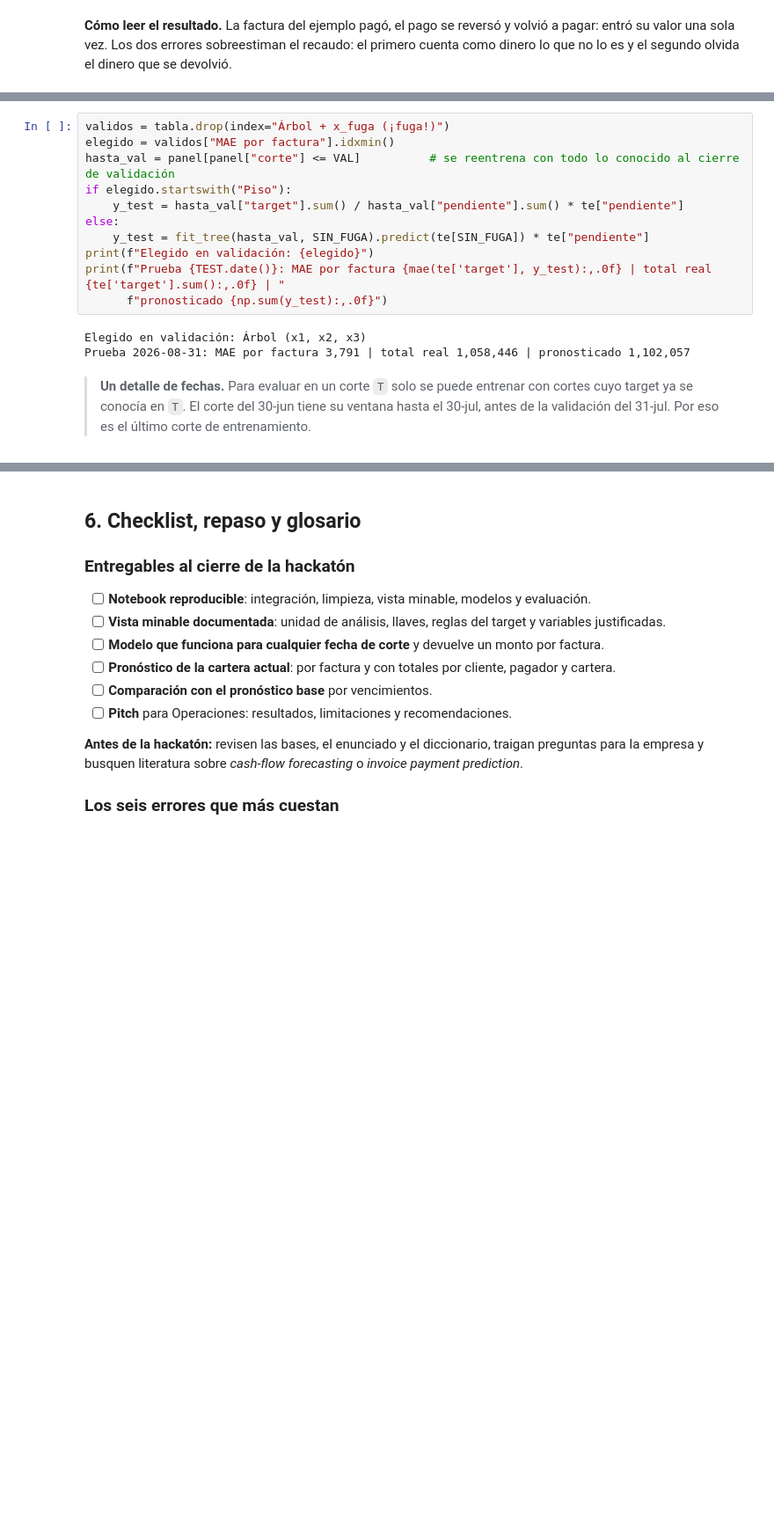
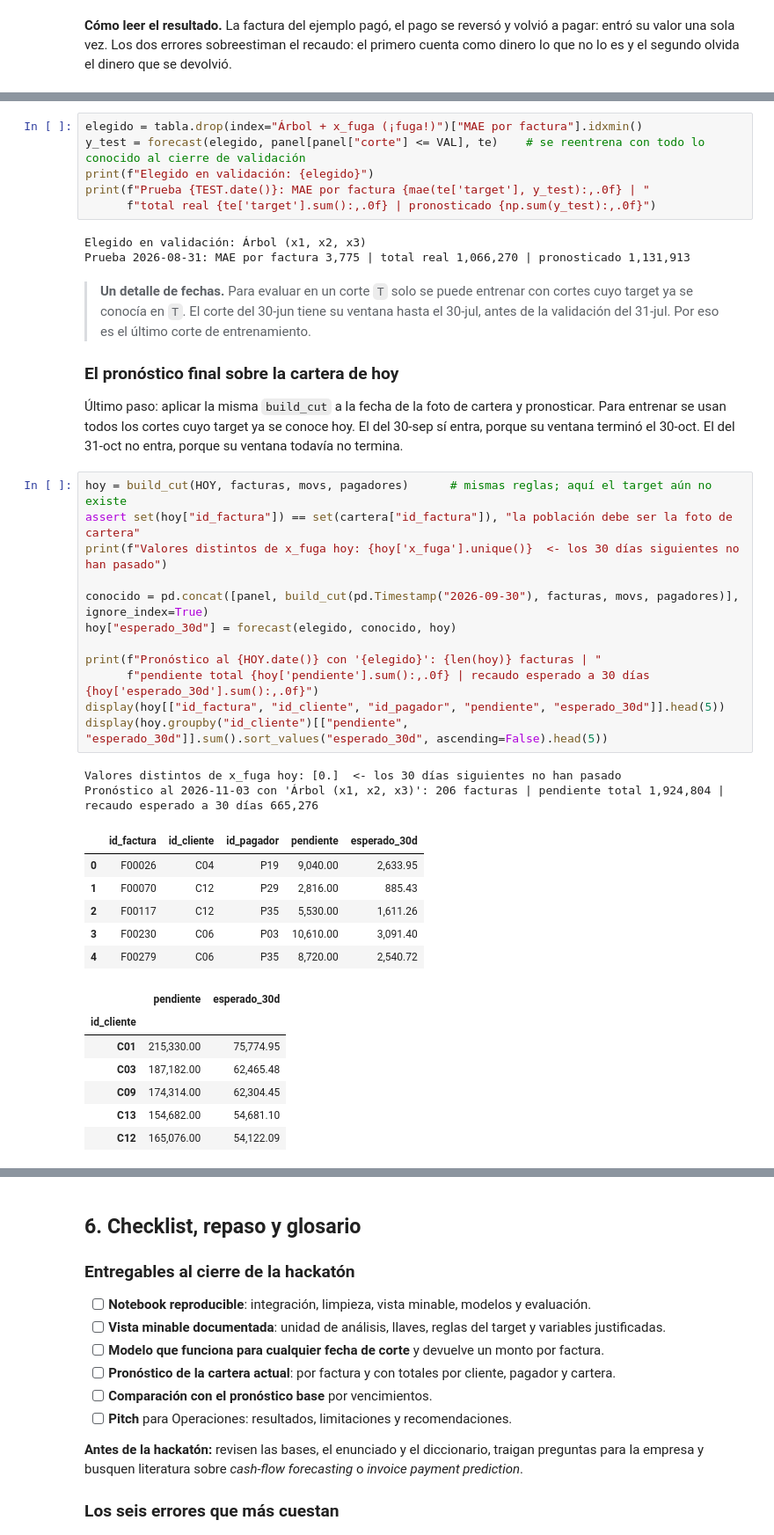
Before and after one commit to sergiomorapardo/StochasticAITechniquesClass, a Jupyter notebook: Notebooks/L14_HackathonFraming.ipynb, the cells around one changed output, grey strips where cells are left out. Shown at 88% size. Cells and saved outputs as stored; diff of their text form; blank space fills up the shorter version.

```diff
--- a/Notebooks/L14_HackathonFraming.ipynb
+++ b/Notebooks/L14_HackathonFraming.ipynb
@@ -363,18 +415,45 @@ Validación 2026-07-31: 335 facturas abiertas | recaudo real 1,097,384
 
 Elegimos en validación entre los modelos **sin fuga** y solo entonces miramos la prueba, una vez:
 # %%
-validos = tabla.drop(index="Árbol + x_fuga (¡fuga!)")
-elegido = validos["MAE por factura"].idxmin()
-hasta_val = panel[panel["corte"] <= VAL]          # se reentrena con todo lo conocido al cierre de validación
-if elegido.startswith("Piso"):
-    y_test = hasta_val["target"].sum() / hasta_val["pendiente"].sum() * te["pendiente"]
-else:
-    y_test = fit_tree(hasta_val, SIN_FUGA).predict(te[SIN_FUGA]) * te["pendiente"]
+elegido = tabla.drop(index="Árbol + x_fuga (¡fuga!)")["MAE por factura"].idxmin()
+y_test = forecast(elegido, panel[panel["corte"] <= VAL], te)    # se reentrena con todo lo conocido al cierre de validación
 print(f"Elegido en validación: {elegido}")
-print(f"Prueba {TEST.date()}: MAE por factura {mae(te['target'], y_test):,.0f} | total real {te['target'].sum():,.0f} | "
-      f"pronosticado {np.sum(y_test):,.0f}")
+print(f"Prueba {TEST.date()}: MAE por factura {mae(te['target'], y_test):,.0f} | "
+      f"total real {te['target'].sum():,.0f} | pronosticado {np.sum(y_test):,.0f}")
 # %% [output]
 Elegido en validación: Árbol (x1, x2, x3)
-Prueba 2026-08-31: MAE por factura 3,791 | total real 1,058,446 | pronosticado 1,102,057
+Prueba 2026-08-31: MAE por factura 3,775 | total real 1,066,270 | pronosticado 1,131,913
 # %% [markdown]
 > **Un detalle de fechas.** Para evaluar en un corte `T` solo se puede entrenar con cortes cuyo target ya se conocía en `T`. El corte del 30-jun tiene su ventana hasta el 30-jul, antes de la validación del 31-jul. Por eso es el último corte de entrenamiento.
+
+### El pronóstico final sobre la cartera de hoy
+
+Último paso: aplicar la misma `build_cut` a la fecha de la foto de cartera y pronosticar. Para entrenar se usan todos los cortes cuyo target ya se conoce hoy. El del 30-sep sí entra, porque su ventana terminó el 30-oct. El del 31-oct no entra, porque su ventana todavía no termina.
+# %%
+hoy = build_cut(HOY, facturas, movs, pagadores)      # mismas reglas; aquí el target aún no existe
+assert set(hoy["id_factura"]) == set(cartera["id_factura"]), "la población debe ser la foto de cartera"
+print(f"Valores distintos de x_fuga hoy: {hoy['x_fuga'].unique()}  <- los 30 días siguientes no han pasado")
+
+conocido = pd.concat([panel, build_cut(pd.Timestamp("2026-09-30"), facturas, movs, pagadores)], ignore_index=True)
+hoy["esperado_30d"] = forecast(elegido, conocido, hoy)
+
+print(f"Pronóstico al {HOY.date()} con '{elegido}': {len(hoy)} facturas | "
+      f"pendiente total {hoy['pendiente'].sum():,.0f} | recaudo esperado a 30 días {hoy['esperado_30d'].sum():,.0f}")
+display(hoy[["id_factura", "id_cliente", "id_pagador", "pendiente", "esperado_30d"]].head(5))
+display(hoy.groupby("id_cliente")[["pendiente", "esperado_30d"]].sum().sort_values("esperado_30d", ascending=False).head(5))
+# %% [output]
+Valores distintos de x_fuga hoy: [0.]  <- los 30 días siguientes no han pasado
+Pronóstico al 2026-11-03 con 'Árbol (x1, x2, x3)': 206 facturas | pendiente total 1,924,804 | recaudo esperado a 30 días 665,276
+|  | id_factura | id_cliente | id_pagador | pendiente | esperado_30d |
+| 0 | F00026 | C04 | P19 | 9,040.00 | 2,633.95 |
+| 1 | F00070 | C12 | P29 | 2,816.00 | 885.43 |
+| 2 | F00117 | C12 | P35 | 5,530.00 | 1,611.26 |
+| 3 | F00230 | C06 | P03 | 10,610.00 | 3,091.40 |
+| 4 | F00279 | C06 | P35 | 8,720.00 | 2,540.72 |
+|  | pendiente | esperado_30d |
+| id_cliente |  |  |
+| C01 | 215,330.00 | 75,774.95 |
+| C03 | 187,182.00 | 62,465.48 |
+| C09 | 174,314.00 | 62,304.45 |
+| C13 | 154,682.00 | 54,681.10 |
+| C12 | 165,076.00 | 54,122.09 |
```
Also changed, not shown: parts of 14 cells of this notebook.
